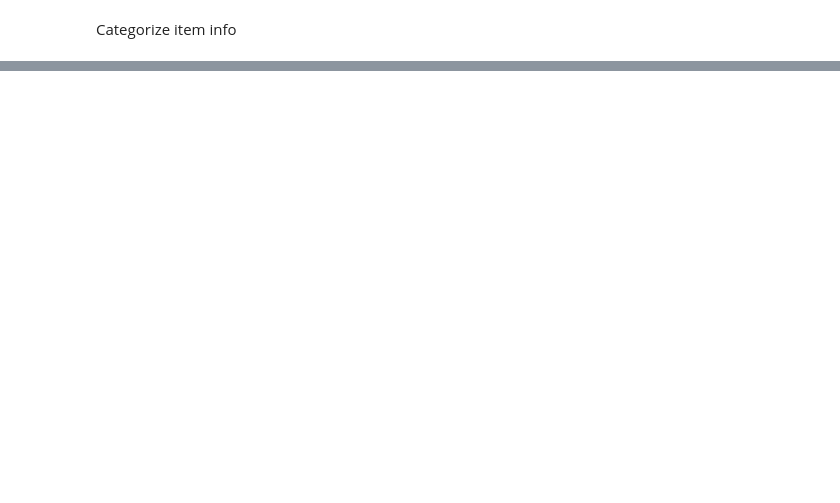
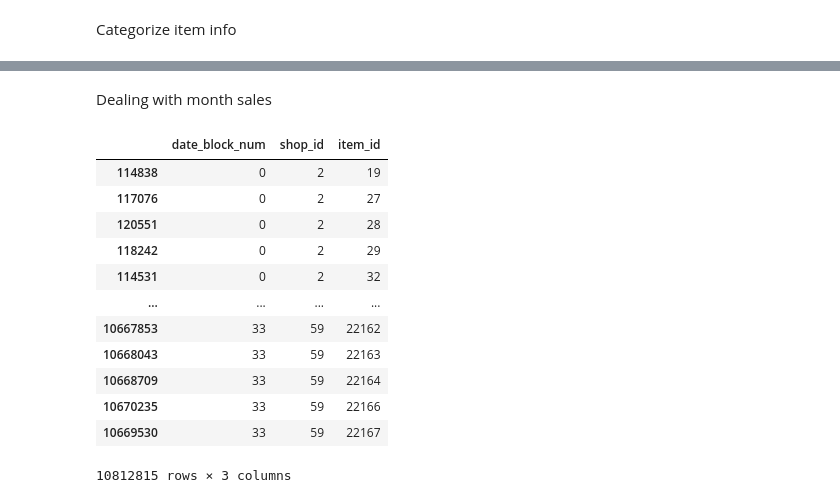
Before and after one commit to GaoangLiu/AA_ipynb, a Jupyter notebook: A_journey_of_predicting_future_sales_.ipynb, the cells around one changed output, grey strips where cells are left out. Saved outputs shown, nothing was run; the diff lists cells and outputs as text; code cells hidden in the pictures; blank space fills up the shorter version.

```diff
--- a/A_journey_of_predicting_future_sales_.ipynb
+++ b/A_journey_of_predicting_future_sales_.ipynb
@@ -413,0 +298,28 @@ items_df[items_df.type == 'mac']
+# %% [markdown]
+Dealing with month sales
+# %%
+import itertools
+products = []
+cols = ['date_block_num','shop_id','item_id']
+
+for i in range(34):
+    sales = train[train.date_block_num == i]
+    products.append(np.array(list(itertools.product([i], sales.shop_id.unique(), sales.item_id.unique())), dtype='int16'))
+
+products_df = pd.DataFrame(np.vstack(products), columns=cols)
+products_df.sort_values(cols, inplace=True)
+products_df
+# %% [output]
+|  | date_block_num | shop_id | item_id |
+| 114838 | 0 | 2 | 19 |
+| 117076 | 0 | 2 | 27 |
+| 120551 | 0 | 2 | 28 |
+| 118242 | 0 | 2 | 29 |
+| 114531 | 0 | 2 | 32 |
+| ... | ... | ... | ... |
+| 10667853 | 33 | 59 | 22162 |
+| 10668043 | 33 | 59 | 22163 |
+| 10668709 | 33 | 59 | 22164 |
+| 10670235 | 33 | 59 | 22166 |
+| 10669530 | 33 | 59 | 22167 |
+10812815 rows × 3 columns
```
Also changed, not shown: parts of 16 cells of this notebook.
